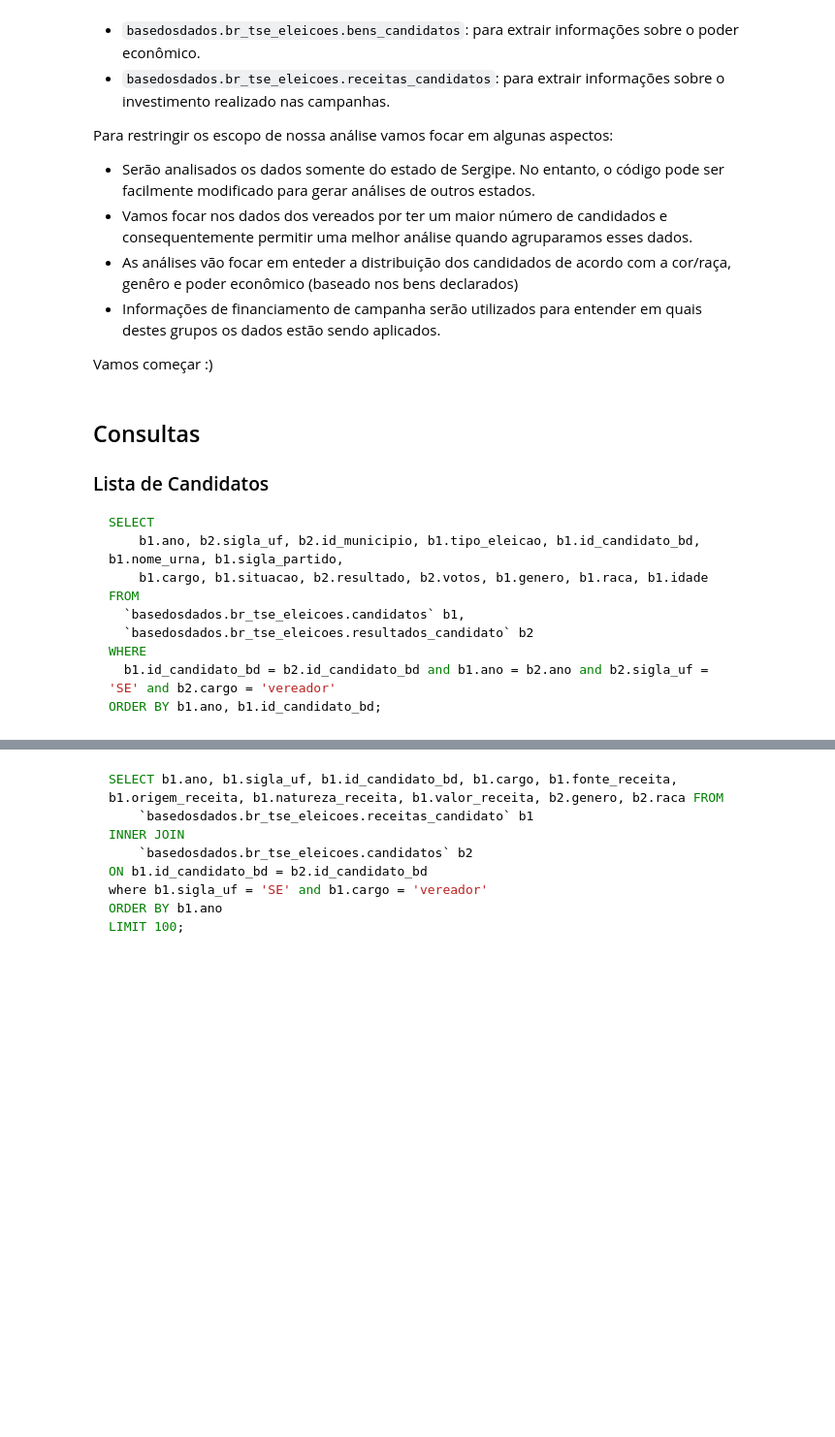
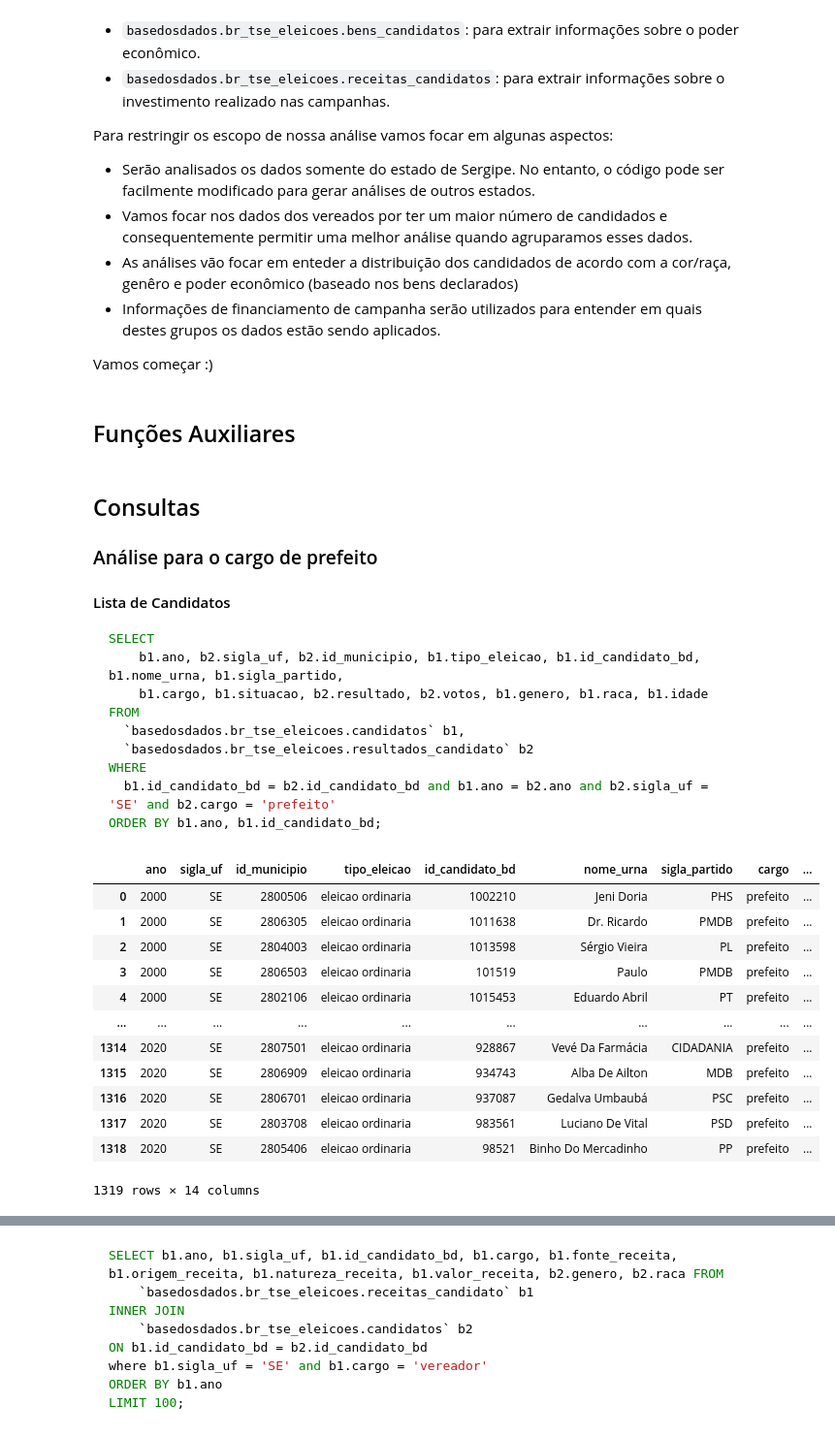
Before and after one commit to adolfoguimaraes/basedosdados-eleicoes, a Jupyter notebook: code/ProcessarDados.ipynb, the cells around one changed output, grey strips where cells are left out. Shown: that part at 97% size. Drawn from its saved outputs; the diff is of its cells as text; code cells hidden in the pictures; blank space fills up the shorter version.

````diff
--- a/code/ProcessarDados.ipynb
+++ b/code/ProcessarDados.ipynb
@@ -33,3 +33,5 @@ Para restringir os escopo de nossa análise vamos focar em algunas aspectos:
 
 
 Vamos começar :)
+# %% [markdown]
+## Funções Auxiliares
@@ -36,7 +48,10 @@ Vamos começar :)
 # %% [markdown]
 ## Consultas
 
-### Lista de Candidatos
+### Análise para o cargo de prefeito
+
+
+#### Lista de Candidatos
 
 
 ```sql
@@ -47,6 +62,37 @@ FROM
   `basedosdados.br_tse_eleicoes.candidatos` b1,
   `basedosdados.br_tse_eleicoes.resultados_candidato` b2
 WHERE
-  b1.id_candidato_bd = b2.id_candidato_bd and b1.ano = b2.ano and b2.sigla_uf = 'SE' and b2.cargo = 'vereador'
+  b1.id_candidato_bd = b2.id_candidato_bd and b1.ano = b2.ano and b2.sigla_uf = 'SE' and b2.cargo = 'prefeito'
 ORDER BY b1.ano, b1.id_candidato_bd;
 ```
+# %%
+query_prefeitos = """
+SELECT
+    b1.ano, b2.sigla_uf, b2.id_municipio, b1.tipo_eleicao, b1.id_candidato_bd, b1.nome_urna, b1.sigla_partido,
+    b1.cargo, b1.situacao, b2.resultado, b2.votos, b1.genero, b1.raca, b1.idade
+FROM
+  `basedosdados.br_tse_eleicoes.candidatos` b1,
+  `basedosdados.br_tse_eleicoes.resultados_candidato` b2
+WHERE
+  b1.id_candidato_bd = b2.id_candidato_bd and b1.ano = b2.ano and b2.sigla_uf = 'SE' and b2.cargo = 'prefeito'
+ORDER BY b1.ano, b1.id_candidato_bd;
+
+"""
+# %%
+df_candidatos_prefeitos = bd.read_sql(query=query_prefeitos,billing_project_id='adolfo-dev')
+# %%
+df_candidatos_prefeitos
+# %% [output]
+|  | ano | sigla_uf | id_municipio | tipo_eleicao | id_candidato_bd | nome_urna | sigla_partido | cargo | ... |
+| 0 | 2000 | SE | 2800506 | eleicao ordinaria | 1002210 | Jeni Doria | PHS | prefeito | ... |
+| 1 | 2000 | SE | 2806305 | eleicao ordinaria | 1011638 | Dr. Ricardo | PMDB | prefeito | ... |
+| 2 | 2000 | SE | 2804003 | eleicao ordinaria | 1013598 | Sérgio Vieira | PL | prefeito | ... |
+| 3 | 2000 | SE | 2806503 | eleicao ordinaria | 101519 | Paulo | PMDB | prefeito | ... |
+| 4 | 2000 | SE | 2802106 | eleicao ordinaria | 1015453 | Eduardo Abril | PT | prefeito | ... |
+| ... | ... | ... | ... | ... | ... | ... | ... | ... | ... |
+| 1314 | 2020 | SE | 2807501 | eleicao ordinaria | 928867 | Vevé Da Farmácia | CIDADANIA | prefeito | ... |
+| 1315 | 2020 | SE | 2806909 | eleicao ordinaria | 934743 | Alba De Ailton | MDB | prefeito | ... |
+| 1316 | 2020 | SE | 2806701 | eleicao ordinaria | 937087 | Gedalva Umbaubá | PSC | prefeito | ... |
+| 1317 | 2020 | SE | 2803708 | eleicao ordinaria | 983561 | Luciano De Vital | PSD | prefeito | ... |
+| 1318 | 2020 | SE | 2805406 | eleicao ordinaria | 98521 | Binho Do Mercadinho | PP | prefeito | ... |
+1319 rows × 14 columns
````
Also changed, not shown: parts of 29 cells of this notebook, 6 other files.
